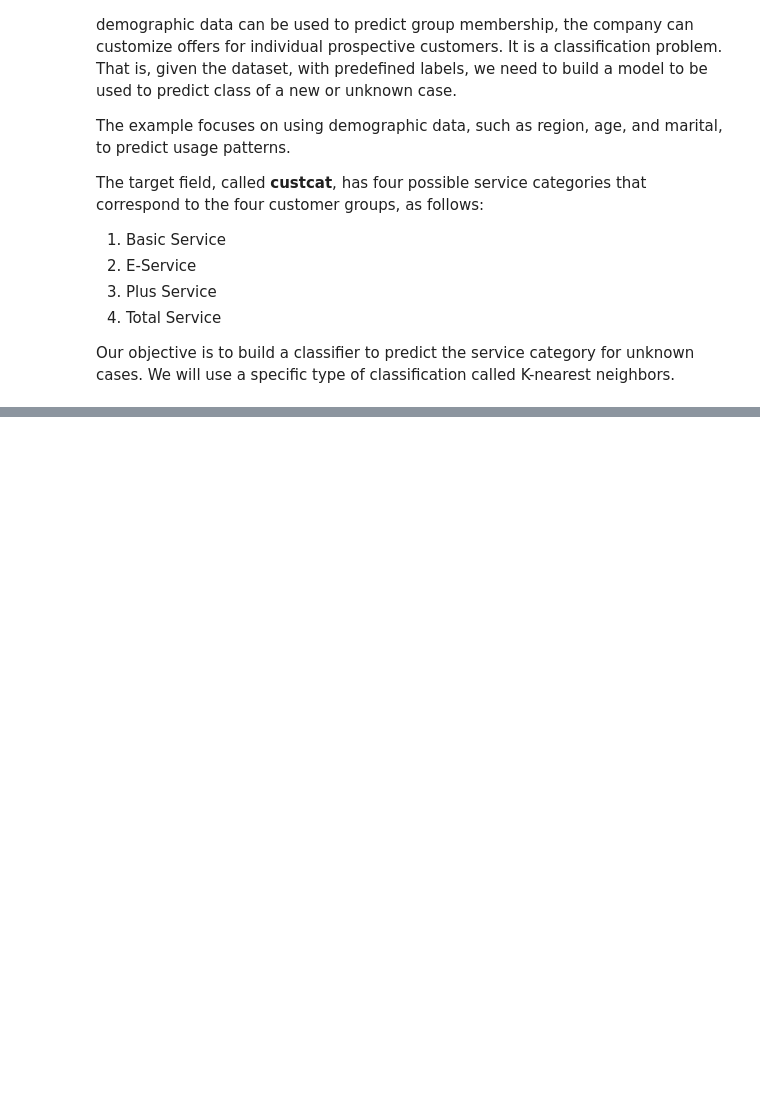
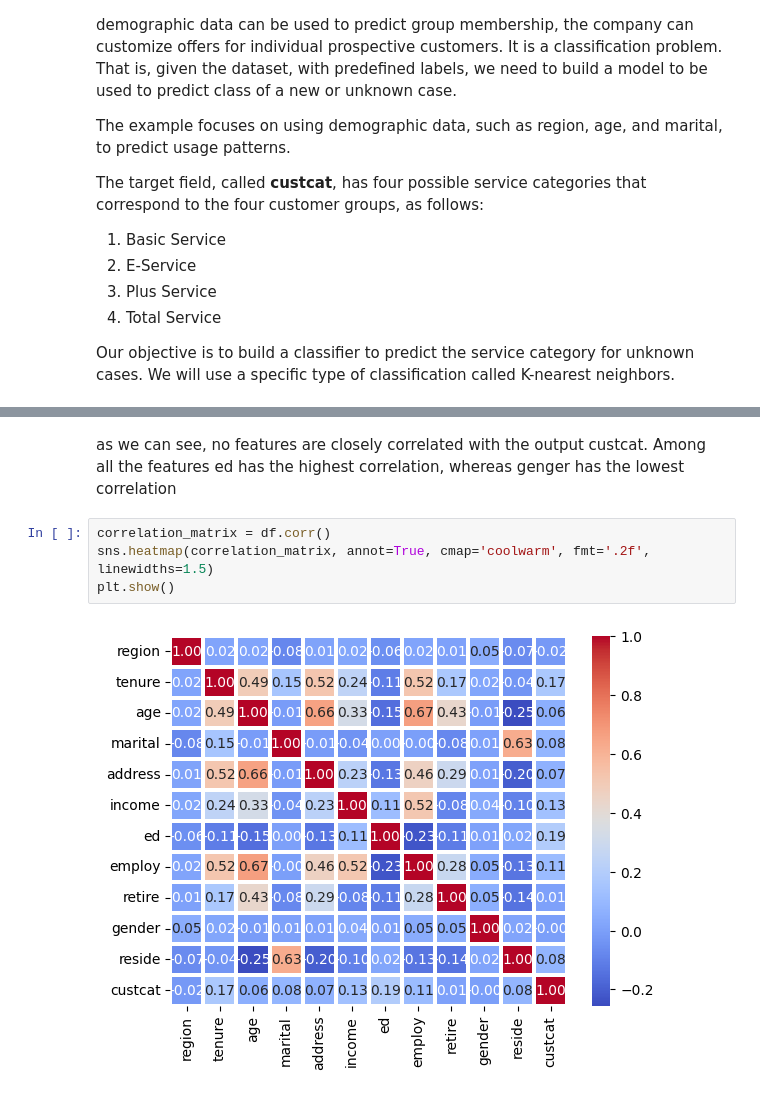
Before and after one commit to Tinonturja/MachineLearning, a Jupyter notebook: KNN_Classifier.ipynb, the cells around one changed output, grey strips where cells are left out. Saved outputs shown, nothing was run; the diff lists cells and outputs as text; blank space fills up the shorter version.

```diff
--- a/KNN_Classifier.ipynb
+++ b/KNN_Classifier.ipynb
@@ -28,0 +84,8 @@ Our objective is to build a classifier to predict the service category for unkno
+# %% [markdown]
+as we can see, no features are closely correlated with the output custcat. Among all the features ed has the highest correlation, whereas genger has the lowest correlation
+# %%
+correlation_matrix = df.corr()
+sns.heatmap(correlation_matrix, annot=True, cmap='coolwarm', fmt='.2f', linewidths=1.5)
+plt.show()
+# %% [output]
+[figure, added]
```
Also changed, not shown: parts of 25 cells of this notebook, 2 other files.
